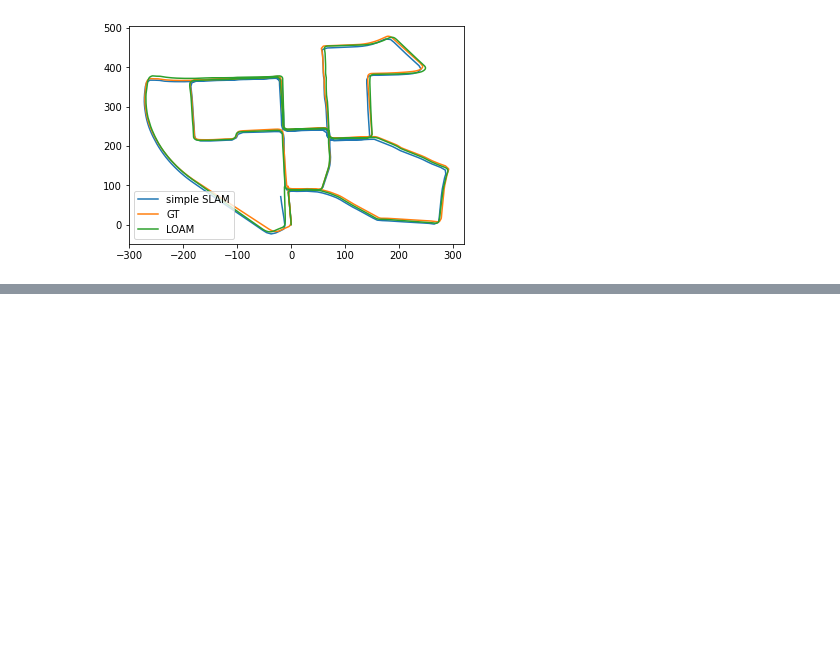
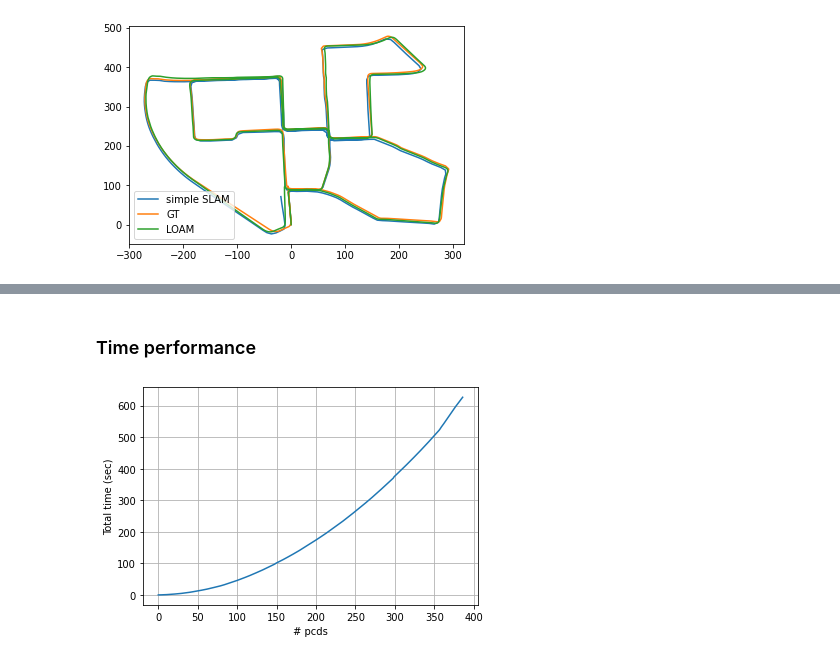
Before and after one commit to anastasiia-kornilova/lidar-slam-exp, a Jupyter notebook: SLAM_USIP_dist_assocoation/Keypoints SLAM.ipynb, the cells around one changed output, grey strips where cells are left out. Cells and saved outputs as stored; diff of their text form; code cells hidden in the pictures; blank space fills up the shorter version.

```diff
--- a/SLAM_USIP_dist_assocoation/Keypoints SLAM.ipynb
+++ b/SLAM_USIP_dist_assocoation/Keypoints SLAM.ipynb
@@ -257,0 +284,10 @@ plt.savefig(MAP + '_res.png')
+# %% [markdown]
+### Time performance
+# %%
+plt.plot(times)
+plt.xlabel('# pcds')
+plt.ylabel('Total time (sec)')
+plt.grid(True)
+plt.show()
+# %% [output]
+[figure, added]
```
Also changed, not shown: parts of 9 cells of this notebook.
